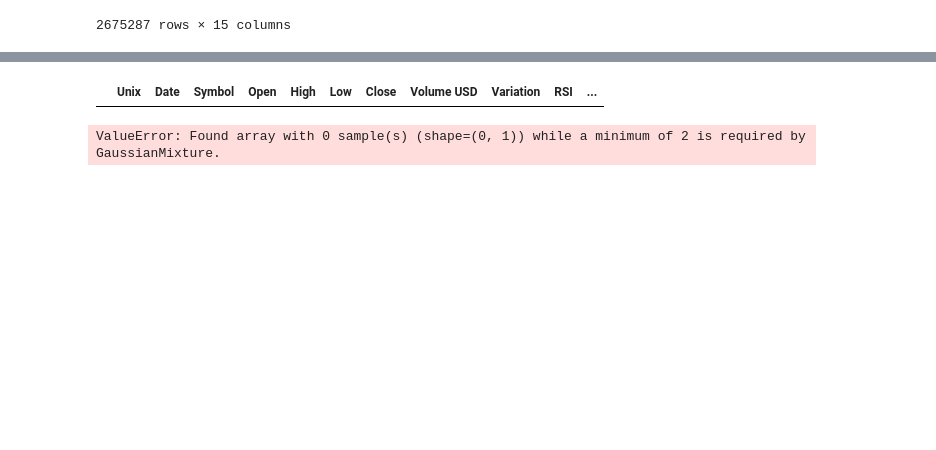
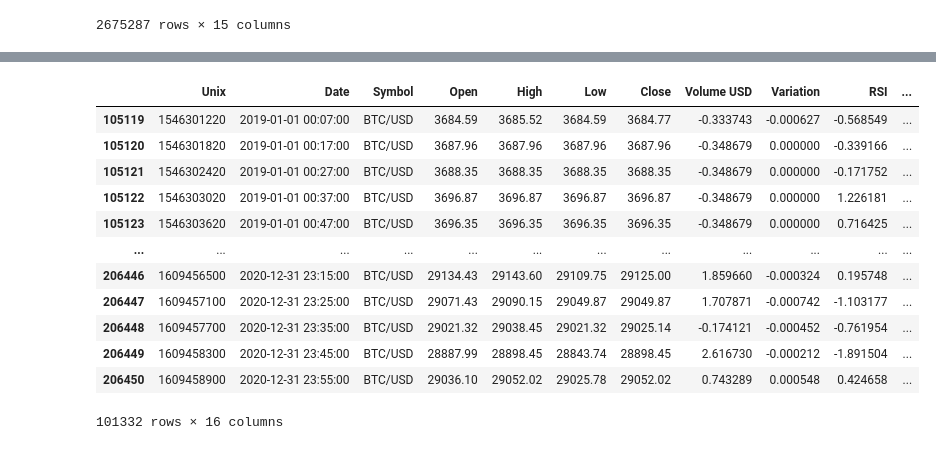
Before and after one commit to Alexis-Fauxbaton/Financial-Predictions, a Jupyter notebook: test.ipynb, the cells around one changed output, grey strips where cells are left out. Saved outputs shown, nothing was run; the diff lists cells and outputs as text; code cells hidden in the pictures; blank space fills up the shorter version.

```diff
--- a/test.ipynb
+++ b/test.ipynb
@@ -27,6 +27,7 @@ data
 # %%
 data["Variation STD"] = data["Variation"].rolling(30).std()
 data = data[[i%10 == 0 for i in range(len(data))]]
+data.reset_index(inplace=True, drop=True)
 data = data.dropna()
 # %%
 data
@@ -35,15 +48,26 @@ data
 # %%
 data_19_20 = data.loc[(data["Unix"] >= 1546300800) & (
-        data["Unix"] < 1609459200)].reset_index(drop=True)
+        data["Unix"] < 1609459200)]#.reset_index(drop=True)
 
-data_2021 = data.loc[data["Unix"] >= 1609459200].reset_index(drop=True)
+data_2021 = data.loc[data["Unix"] >= 1609459200]#.reset_index(drop=True)
 
 display(data_19_20)
 
-gm = GaussianMixture(2, random_state=random.randint(1,1000), init_params="k-means++")
+gm = GaussianMixture(2, random_state=random.randint(1,1000), init_params="kmeans")
 #labels = gm.fit_predict(data_19_20.drop(["Unix", "Open", "High", "Low", "Close", "Date", "Symbol"], axis=1))
 #labels = gm.fit_predict(np.array(data_19_20["Variation STD"]).reshape(-1,1))
 labels = gm.fit_predict(np.array(data["Variation STD"]).reshape(-1,1))#[data_19_20.index]
 # %% [output]
 |  | Unix | Date | Symbol | Open | High | Low | Close | Volume USD | Variation | RSI | ... |
+| 105119 | 1546301220 | 2019-01-01 00:07:00 | BTC/USD | 3684.59 | 3685.52 | 3684.59 | 3684.77 | -0.333743 | -0.000627 | -0.568549 | ... |
+| 105120 | 1546301820 | 2019-01-01 00:17:00 | BTC/USD | 3687.96 | 3687.96 | 3687.96 | 3687.96 | -0.348679 | 0.000000 | -0.339166 | ... |
+| 105121 | 1546302420 | 2019-01-01 00:27:00 | BTC/USD | 3688.35 | 3688.35 | 3688.35 | 3688.35 | -0.348679 | 0.000000 | -0.171752 | ... |
+| 105122 | 1546303020 | 2019-01-01 00:37:00 | BTC/USD | 3696.87 | 3696.87 | 3696.87 | 3696.87 | -0.348679 | 0.000000 | 1.226181 | ... |
+| 105123 | 1546303620 | 2019-01-01 00:47:00 | BTC/USD | 3696.35 | 3696.35 | 3696.35 | 3696.35 | -0.348679 | 0.000000 | 0.716425 | ... |
+| ... | ... | ... | ... | ... | ... | ... | ... | ... | ... | ... | ... |
+| 206446 | 1609456500 | 2020-12-31 23:15:00 | BTC/USD | 29134.43 | 29143.60 | 29109.75 | 29125.00 | 1.859660 | -0.000324 | 0.195748 | ... |
+| 206447 | 1609457100 | 2020-12-31 23:25:00 | BTC/USD | 29071.43 | 29090.15 | 29049.87 | 29049.87 | 1.707871 | -0.000742 | -1.103177 | ... |
+| 206448 | 1609457700 | 2020-12-31 23:35:00 | BTC/USD | 29021.32 | 29038.45 | 29021.32 | 29025.14 | -0.174121 | -0.000452 | -0.761954 | ... |
+| 206449 | 1609458300 | 2020-12-31 23:45:00 | BTC/USD | 28887.99 | 28898.45 | 28843.74 | 28898.45 | 2.616730 | -0.000212 | -1.891504 | ... |
+| 206450 | 1609458900 | 2020-12-31 23:55:00 | BTC/USD | 29036.10 | 29052.02 | 29025.78 | 29052.02 | 0.743289 | 0.000548 | 0.424658 | ... |
-ValueError: Found array with 0 sample(s) (shape=(0, 1)) while a minimum of 2 is required by GaussianMixture.
+101332 rows × 16 columns
```
Also changed, not shown: parts of 16 cells of this notebook, 1 other file.
